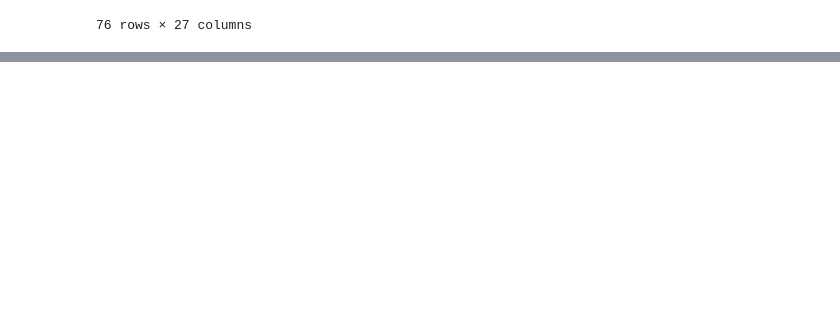
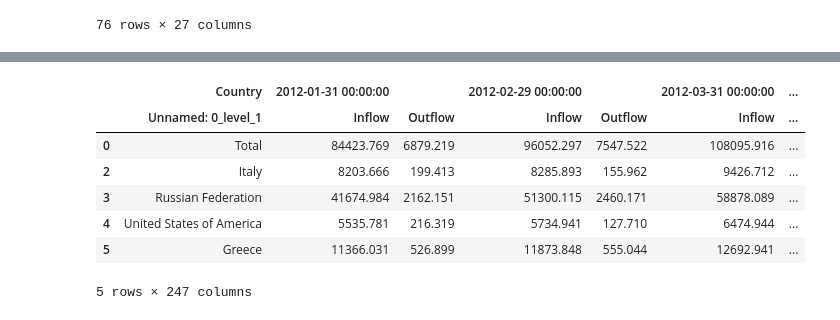
Before and after one commit to spyderroque/Georgia-Ukraine-War, a Jupyter notebook: Economics/Economics.ipynb, the cells around one changed output, grey strips where cells are left out. Saved outputs shown, nothing was run; the diff lists cells and outputs as text; code cells hidden in the pictures; blank space fills up the shorter version.

```diff
--- a/Economics/Economics.ipynb
+++ b/Economics/Economics.ipynb
@@ -243,0 +354,13 @@ fig7.show()
+# %%
+df_Remissions_part2 = pd.read_excel(url_Remissions, sheet_name = "2012-2021 (eng) ",skiprows = 3, header = [0,1])
+df_Remissions_part2 = df_Remissions_part2.drop(1)
+df_Remissions_part2.head()
+# %% [output]
+|  | Country | 2012-01-31 00:00:00 |  | 2012-02-29 00:00:00 |  | 2012-03-31 00:00:00 | ... |
+|  | Unnamed: 0_level_1 | Inflow | Outflow | Inflow | Outflow | Inflow | ... |
+| 0 | Total | 84423.769 | 6879.219 | 96052.297 | 7547.522 | 108095.916 | ... |
+| 2 | Italy | 8203.666 | 199.413 | 8285.893 | 155.962 | 9426.712 | ... |
+| 3 | Russian Federation | 41674.984 | 2162.151 | 51300.115 | 2460.171 | 58878.089 | ... |
+| 4 | United States of America | 5535.781 | 216.319 | 5734.941 | 127.710 | 6474.944 | ... |
+| 5 | Greece | 11366.031 | 526.899 | 11873.848 | 555.044 | 12692.941 | ... |
+5 rows × 247 columns
```
Also changed, not shown: parts of 28 cells of this notebook, 5 other files.
